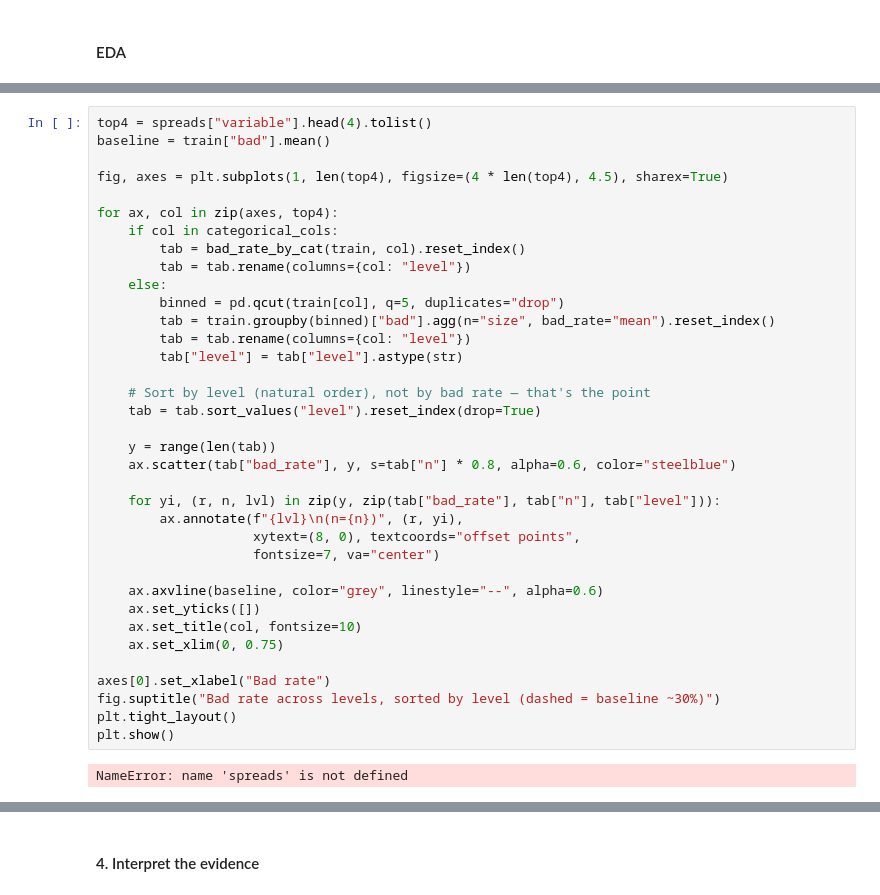
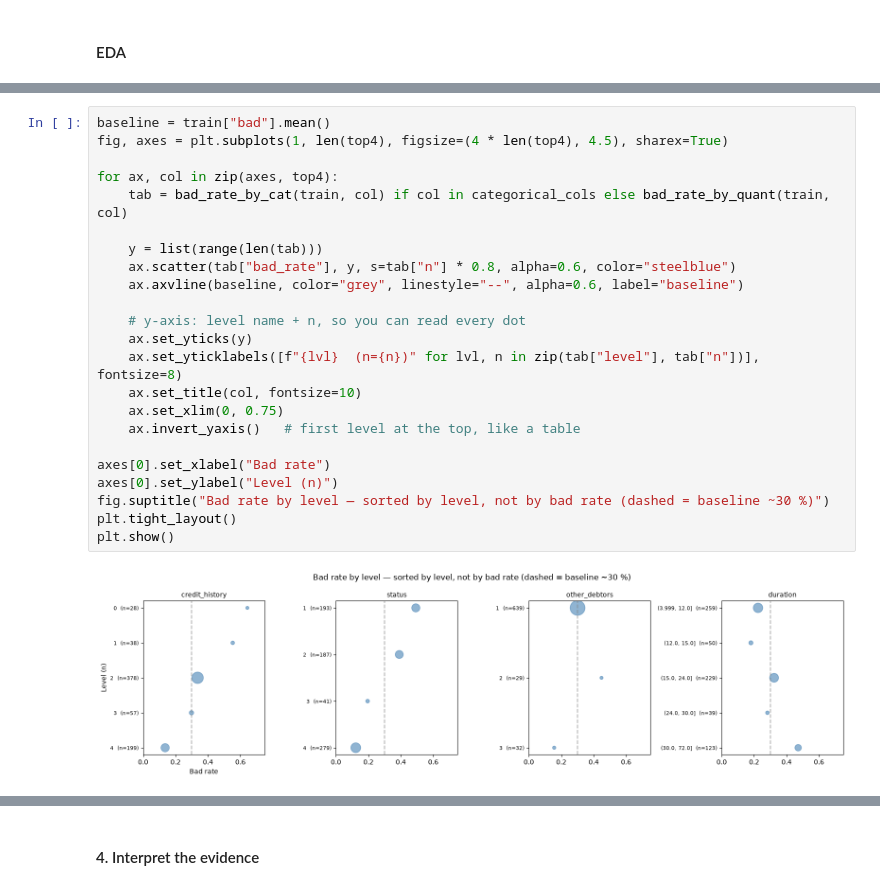
Before and after one commit to Muten-Roshi-Sama/data-science-for-business-KUL, a Jupyter notebook: credit-risk-analysis/A1_Notebook.ipynb, the cells around one changed output, grey strips where cells are left out. Cells and saved outputs as stored; diff of their text form.

```diff
--- a/credit-risk-analysis/A1_Notebook.ipynb
+++ b/credit-risk-analysis/A1_Notebook.ipynb
@@ -350,38 +343,25 @@ for col in spreads["variable"].head(4):
 # %%
-top4 = spreads["variable"].head(4).tolist()
 baseline = train["bad"].mean()
-
 fig, axes = plt.subplots(1, len(top4), figsize=(4 * len(top4), 4.5), sharex=True)
 
 for ax, col in zip(axes, top4):
-    if col in categorical_cols:
-        tab = bad_rate_by_cat(train, col).reset_index()
-        tab = tab.rename(columns={col: "level"})
-    else:
-        binned = pd.qcut(train[col], q=5, duplicates="drop")
-        tab = train.groupby(binned)["bad"].agg(n="size", bad_rate="mean").reset_index()
-        tab = tab.rename(columns={col: "level"})
-        tab["level"] = tab["level"].astype(str)
+    tab = bad_rate_by_cat(train, col) if col in categorical_cols else bad_rate_by_quant(train, col)
 
-    # Sort by level (natural order), not by bad rate — that's the point
-    tab = tab.sort_values("level").reset_index(drop=True)
+    y = list(range(len(tab)))
+    ax.scatter(tab["bad_rate"], y, s=tab["n"] * 0.8, alpha=0.6, color="steelblue")
+    ax.axvline(baseline, color="grey", linestyle="--", alpha=0.6, label="baseline")
 
-    y = range(len(tab))
-    ax.scatter(tab["bad_rate"], y, s=tab["n"] * 0.8, alpha=0.6, color="steelblue")
-
-    for yi, (r, n, lvl) in zip(y, zip(tab["bad_rate"], tab["n"], tab["level"])):
-        ax.annotate(f"{lvl}\n(n={n})", (r, yi),
-                    xytext=(8, 0), textcoords="offset points",
-                    fontsize=7, va="center")
-
-    ax.axvline(baseline, color="grey", linestyle="--", alpha=0.6)
-    ax.set_yticks([])
+    # y-axis: level name + n, so you can read every dot
+    ax.set_yticks(y)
+    ax.set_yticklabels([f"{lvl}  (n={n})" for lvl, n in zip(tab["level"], tab["n"])], fontsize=8)
     ax.set_title(col, fontsize=10)
     ax.set_xlim(0, 0.75)
+    ax.invert_yaxis()   # first level at the top, like a table
 
 axes[0].set_xlabel("Bad rate")
-fig.suptitle("Bad rate across levels, sorted by level (dashed = baseline ~30%)")
+axes[0].set_ylabel("Level (n)")
+fig.suptitle("Bad rate by level — sorted by level, not by bad rate (dashed = baseline ~30 %)")
 plt.tight_layout()
 plt.show()
 # %% [output]
-NameError: name 'spreads' is not defined
+[figure, added]
```
Also changed, not shown: parts of 14 cells of this notebook.
